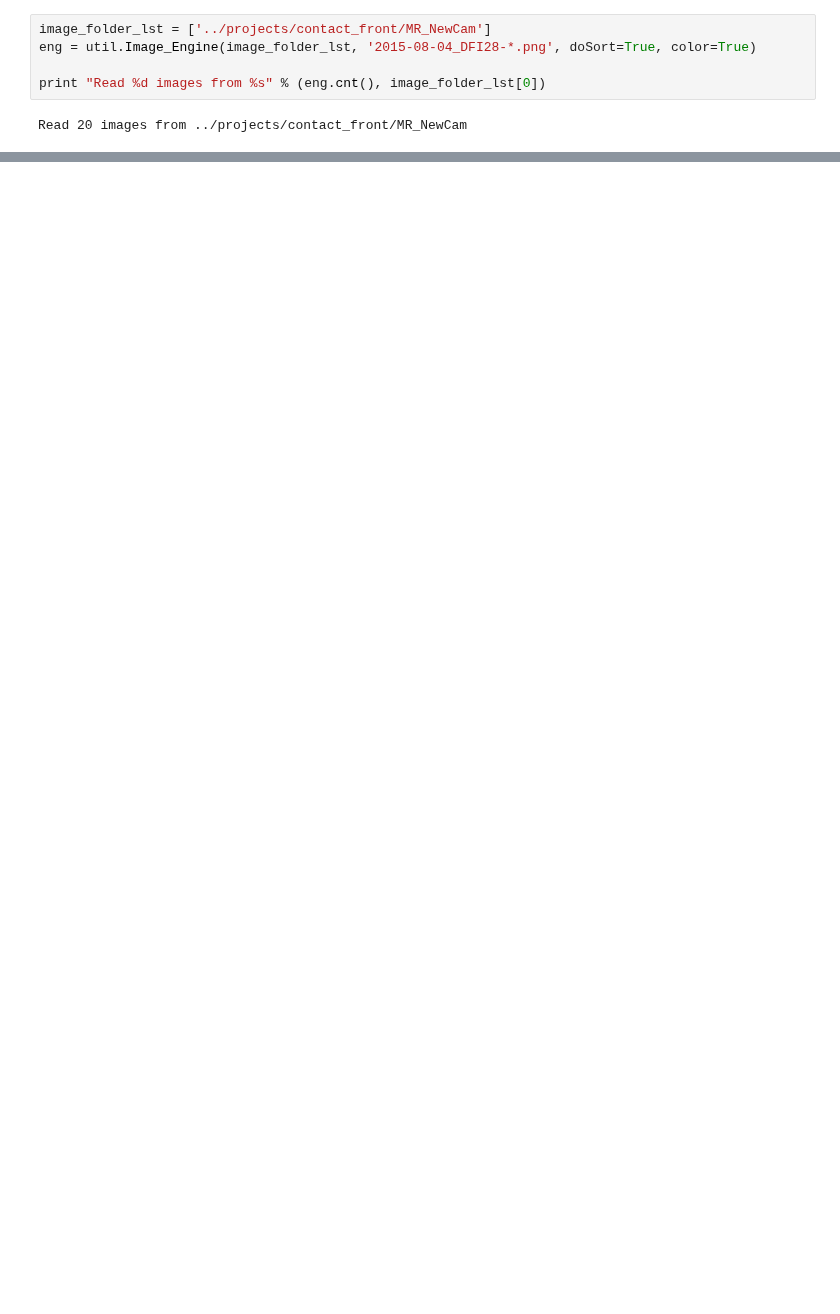
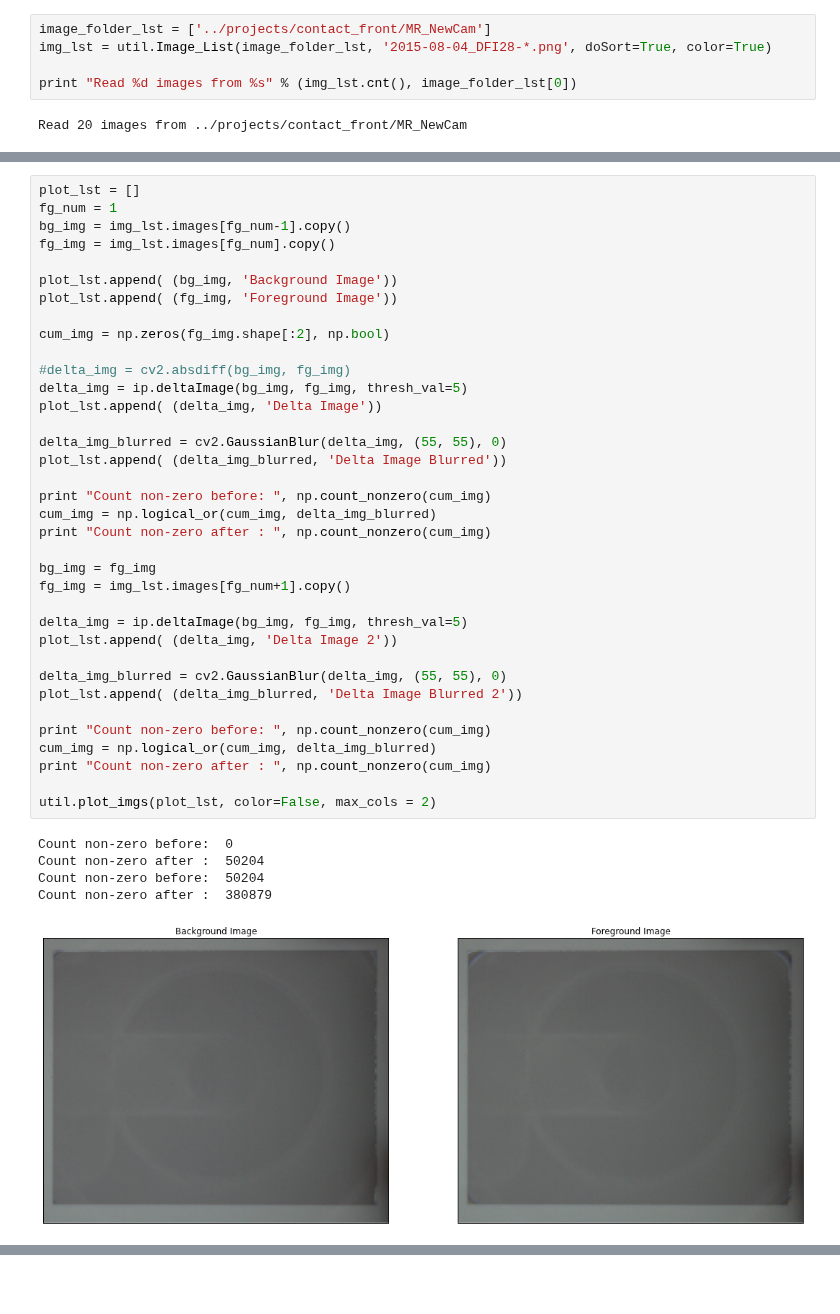
Before and after one commit to Aniruddh1/ipython-opencv-notebooks, a Jupyter notebook: notebooks/ContactFront_MR_DeltaStrategy.ipynb, the cells around one changed output, grey strips where cells are left out. Cells and saved outputs as stored; diff of their text form; blank space fills up the shorter version.

```diff
--- a/notebooks/ContactFront_MR_DeltaStrategy.ipynb
+++ b/notebooks/ContactFront_MR_DeltaStrategy.ipynb
@@ -17,8 +24,8 @@ verbose = False
 # %%
 image_folder_lst = ['../projects/contact_front/MR_NewCam']
-eng = util.Image_Engine(image_folder_lst, '2015-08-04_DFI28-*.png', doSort=True, color=True)
+img_lst = util.Image_List(image_folder_lst, '2015-08-04_DFI28-*.png', doSort=True, color=True)
 
-print "Read %d images from %s" % (eng.cnt(), image_folder_lst[0])
+print "Read %d images from %s" % (img_lst.cnt(), image_folder_lst[0])
 # %% [output]
 Read 20 images from ../projects/contact_front/MR_NewCam
 # %%
@@ -47,0 +117,42 @@ def calulateDeltaRatio(img1, img2):
+# %%
+plot_lst = []
+fg_num = 1
+bg_img = img_lst.images[fg_num-1].copy()
+fg_img = img_lst.images[fg_num].copy()
+
+plot_lst.append( (bg_img, 'Background Image'))
+plot_lst.append( (fg_img, 'Foreground Image'))
+
+cum_img = np.zeros(fg_img.shape[:2], np.bool)
+
+#delta_img = cv2.absdiff(bg_img, fg_img)
+delta_img = ip.deltaImage(bg_img, fg_img, thresh_val=5)
+plot_lst.append( (delta_img, 'Delta Image'))
+
+delta_img_blurred = cv2.GaussianBlur(delta_img, (55, 55), 0)
+plot_lst.append( (delta_img_blurred, 'Delta Image Blurred'))
+
+print "Count non-zero before: ", np.count_nonzero(cum_img)
+cum_img = np.logical_or(cum_img, delta_img_blurred)
+print "Count non-zero after : ", np.count_nonzero(cum_img)
+
+bg_img = fg_img
+fg_img = img_lst.images[fg_num+1].copy()
+
+delta_img = ip.deltaImage(bg_img, fg_img, thresh_val=5)
+plot_lst.append( (delta_img, 'Delta Image 2'))
+
+delta_img_blurred = cv2.GaussianBlur(delta_img, (55, 55), 0)
+plot_lst.append( (delta_img_blurred, 'Delta Image Blurred 2'))
+
+print "Count non-zero before: ", np.count_nonzero(cum_img)
+cum_img = np.logical_or(cum_img, delta_img_blurred)
+print "Count non-zero after : ", np.count_nonzero(cum_img)
+
+util.plot_imgs(plot_lst, color=False, max_cols = 2)
+# %% [output]
+Count non-zero before:  0
+Count non-zero after :  50204
+Count non-zero before:  50204
+Count non-zero after :  380879
+[figure, added]
```
Also changed, not shown: parts of 7 cells of this notebook, 3 other files.
